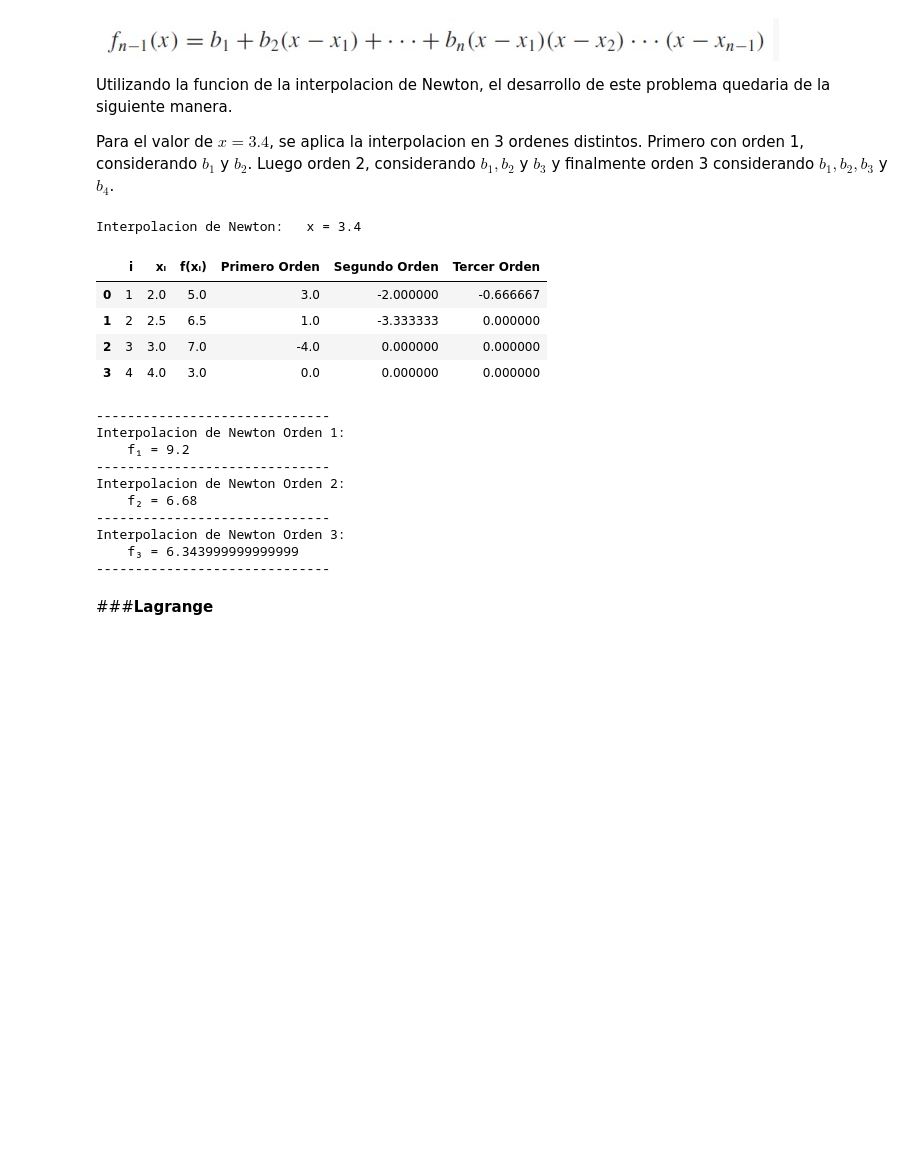
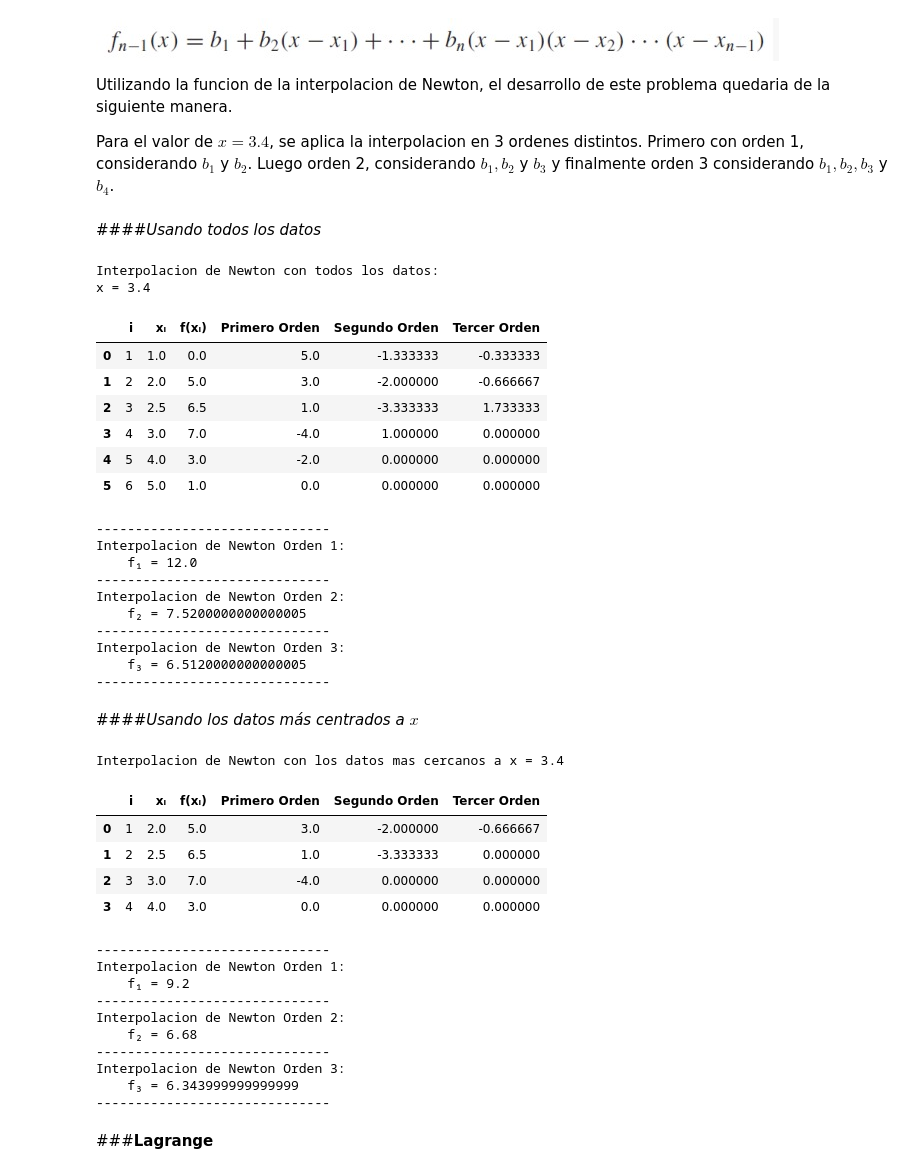
Before and after one commit to LucasRobles2323/Tarea1-MetodosNumericos, a Jupyter notebook: Tarea2.ipynb, the cells around one changed output. Saved outputs shown, nothing was run; the diff lists cells and outputs as text; code cells hidden in the pictures; blank space fills up the shorter version.

Commit message:
Creado mediante Colaboratory. La 2 se hace con ambos conjuntos de datos

```diff
--- a/Tarea2.ipynb
+++ b/Tarea2.ipynb
@@ -527,15 +527,17 @@ def interpolacionNewtonGetBs(valores_x, valores_y):
   segundoOrden = orden(valores_x, primerOrden, 2)
   tercerOrden = orden(valores_x, segundoOrden, 3)
 
-  for i in range(len(valores_x)):
-      if len(primerOrden) == i:
+  i = []
+  for j in range(len(valores_x)):
+      if len(primerOrden) == j:
           primerOrden.append(0.0)
-      if len(segundoOrden) == i:
+      if len(segundoOrden) == j:
           segundoOrden.append(0.0)
-      if len(tercerOrden) == i:
+      if len(tercerOrden) == j:
           tercerOrden.append(0.0)
+      i.append(j+1)
 
-  display(pd.DataFrame({f"i": [1,2,3,4],
+  display(pd.DataFrame({f"i": i,
             f"x{get_sub('i')}": valores_x,
             f"f(x{get_sub('i')})": valores_y,
             f"Primero Orden": primerOrden,
@@ -564,8 +566,50 @@ def interpolacionNewton(x,orden,valores_x, valores_y, valores_b):
 
   value += valores_b[3] * (x - valores_x[0])*(x - valores_x[1])*(x - valores_x[2])
   return value
+# %% [markdown]
+####*Usando todos los datos*
+# %%
+# Datos totales
+print(f"Interpolacion de Newton con todos los datos:  \nx = {x}")
+print()
+
+B = interpolacionNewtonGetBs(X, Y)
+
+print("-"*30)
+print("Interpolacion de Newton Orden 1:")
+print(f"    f{get_sub('1')} = {interpolacionNewton(3.4, 1, X, Y, B)}")
+print("-"*30)
+print("Interpolacion de Newton Orden 2:")
+print(f"    f{get_sub('2')} = {interpolacionNewton(3.4, 2, X, Y, B)}")
+print("-"*30)
+print("Interpolacion de Newton Orden 3:")
+print(f"    f{get_sub('3')} = {interpolacionNewton(3.4, 3, X, Y, B)}")
+print("-"*30)
+# %% [output]
+Interpolacion de Newton con todos los datos:
+x = 3.4
+|  | i | xᵢ | f(xᵢ) | Primero Orden | Segundo Orden | Tercer Orden |
+| 0 | 1 | 1.0 | 0.0 | 5.0 | -1.333333 | -0.333333 |
+| 1 | 2 | 2.0 | 5.0 | 3.0 | -2.000000 | -0.666667 |
+| 2 | 3 | 2.5 | 6.5 | 1.0 | -3.333333 | 1.733333 |
+| 3 | 4 | 3.0 | 7.0 | -4.0 | 1.000000 | 0.000000 |
+| 4 | 5 | 4.0 | 3.0 | -2.0 | 0.000000 | 0.000000 |
+| 5 | 6 | 5.0 | 1.0 | 0.0 | 0.000000 | 0.000000 |
+------------------------------
+Interpolacion de Newton Orden 1:
+    f₁ = 12.0
+------------------------------
+Interpolacion de Newton Orden 2:
+    f₂ = 7.5200000000000005
+------------------------------
+Interpolacion de Newton Orden 3:
+    f₃ = 6.5120000000000005
+------------------------------
+# %% [markdown]
+####*Usando los datos más centrados a $x$*
 # %%
-print(f"Interpolacion de Newton:   x = {x}")
+# Datos centrados
+print(f"\n\nInterpolacion de Newton con los datos mas cercanos a x = {x}")
 print()
 
 B = interpolacionNewtonGetBs(valores_x, valores_y)
@@ -581,7 +625,7 @@ print("Interpolacion de Newton Orden 3:")
 print(f"    f{get_sub('3')} = {interpolacionNewton(3.4,3,valores_x,valores_y,B)}")
 print("-"*30)
 # %% [output]
-Interpolacion de Newton:   x = 3.4
+Interpolacion de Newton con los datos mas cercanos a x = 3.4
 |  | i | xᵢ | f(xᵢ) | Primero Orden | Segundo Orden | Tercer Orden |
 | 0 | 1 | 2.0 | 5.0 | 3.0 | -2.000000 | -0.666667 |
 | 1 | 2 | 2.5 | 6.5 | 1.0 | -3.333333 | 0.000000 |
```
Also changed, not shown: parts of 5 cells of this notebook.
